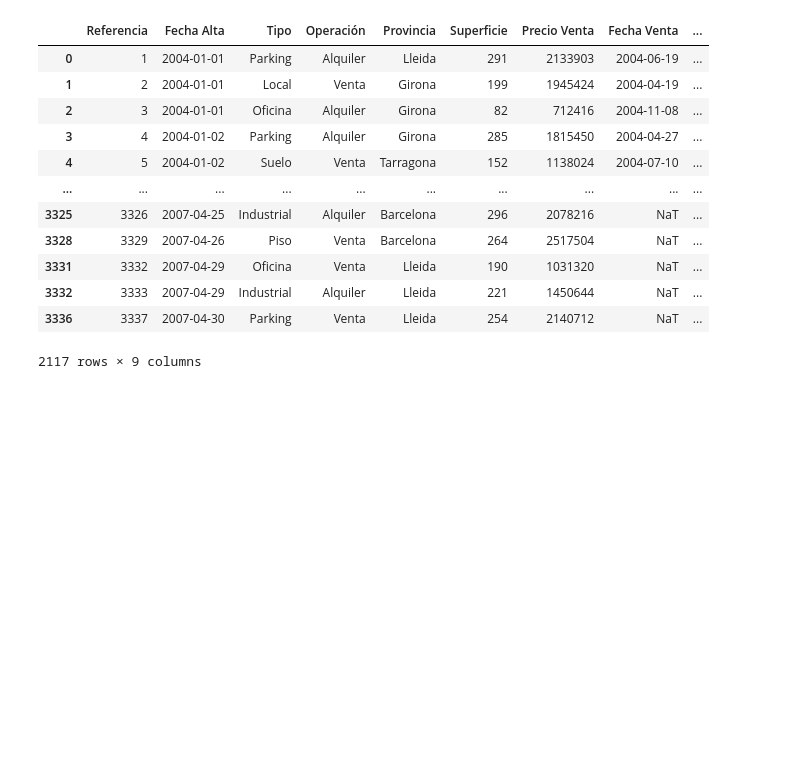
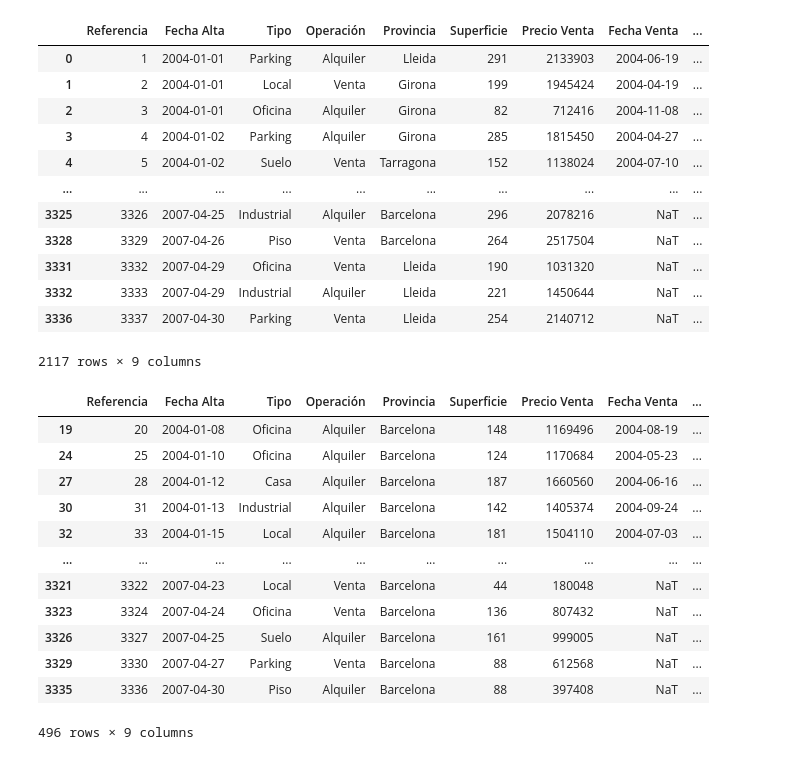
Before and after one commit to MaferLedmar/Reto-1.0, a Jupyter notebook: Filtros.ipynb, the cells around one changed output. Drawn from its saved outputs; the diff is of its cells as text; code cells hidden in the pictures; blank space fills up the shorter version.

Commit message:
Filtro 9 - NOT

```diff
--- a/Filtros.ipynb
+++ b/Filtros.ipynb
@@ -170,4 +170,22 @@ filtro8
 2117 rows × 9 columns
 # %%
 filtro8.to_csv("Filtro8.csv")
+# %%
+#Filtro not
+filtro9=df[~(df["Superficie"] >= 200) & (df["Provincia"] == "Barcelona")]
+filtro9
+# %% [output]
+|  | Referencia | Fecha Alta | Tipo | Operación | Provincia | Superficie | Precio Venta | Fecha Venta | ... |
+| 19 | 20 | 2004-01-08 | Oficina | Alquiler | Barcelona | 148 | 1169496 | 2004-08-19 | ... |
+| 24 | 25 | 2004-01-10 | Oficina | Alquiler | Barcelona | 124 | 1170684 | 2004-05-23 | ... |
+| 27 | 28 | 2004-01-12 | Casa | Alquiler | Barcelona | 187 | 1660560 | 2004-06-16 | ... |
+| 30 | 31 | 2004-01-13 | Industrial | Alquiler | Barcelona | 142 | 1405374 | 2004-09-24 | ... |
+| 32 | 33 | 2004-01-15 | Local | Alquiler | Barcelona | 181 | 1504110 | 2004-07-03 | ... |
+| ... | ... | ... | ... | ... | ... | ... | ... | ... | ... |
+| 3321 | 3322 | 2007-04-23 | Local | Venta | Barcelona | 44 | 180048 | NaT | ... |
+| 3323 | 3324 | 2007-04-24 | Oficina | Venta | Barcelona | 136 | 807432 | NaT | ... |
+| 3326 | 3327 | 2007-04-25 | Suelo | Alquiler | Barcelona | 161 | 999005 | NaT | ... |
+| 3329 | 3330 | 2007-04-27 | Parking | Venta | Barcelona | 88 | 612568 | NaT | ... |
+| 3335 | 3336 | 2007-04-30 | Piso | Alquiler | Barcelona | 88 | 397408 | NaT | ... |
+496 rows × 9 columns
 # %%
```
Also changed, not shown: parts of 1 cell of this notebook, 1 other file.
